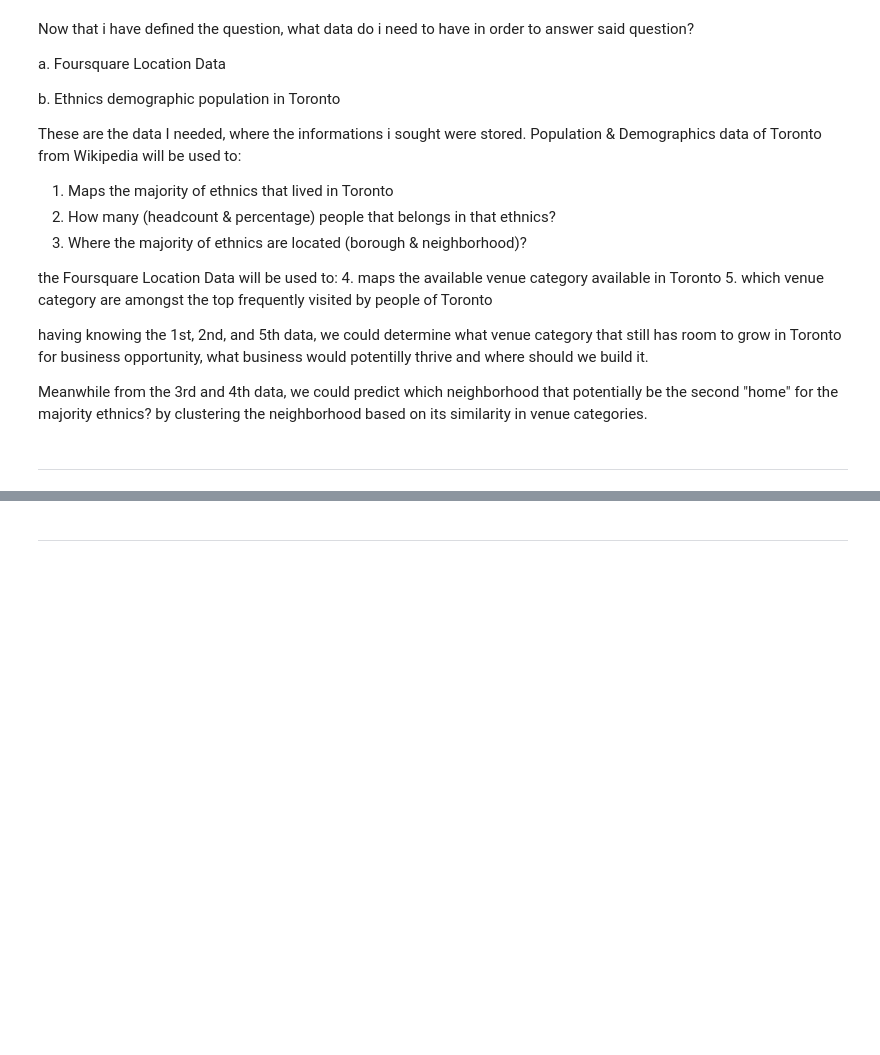
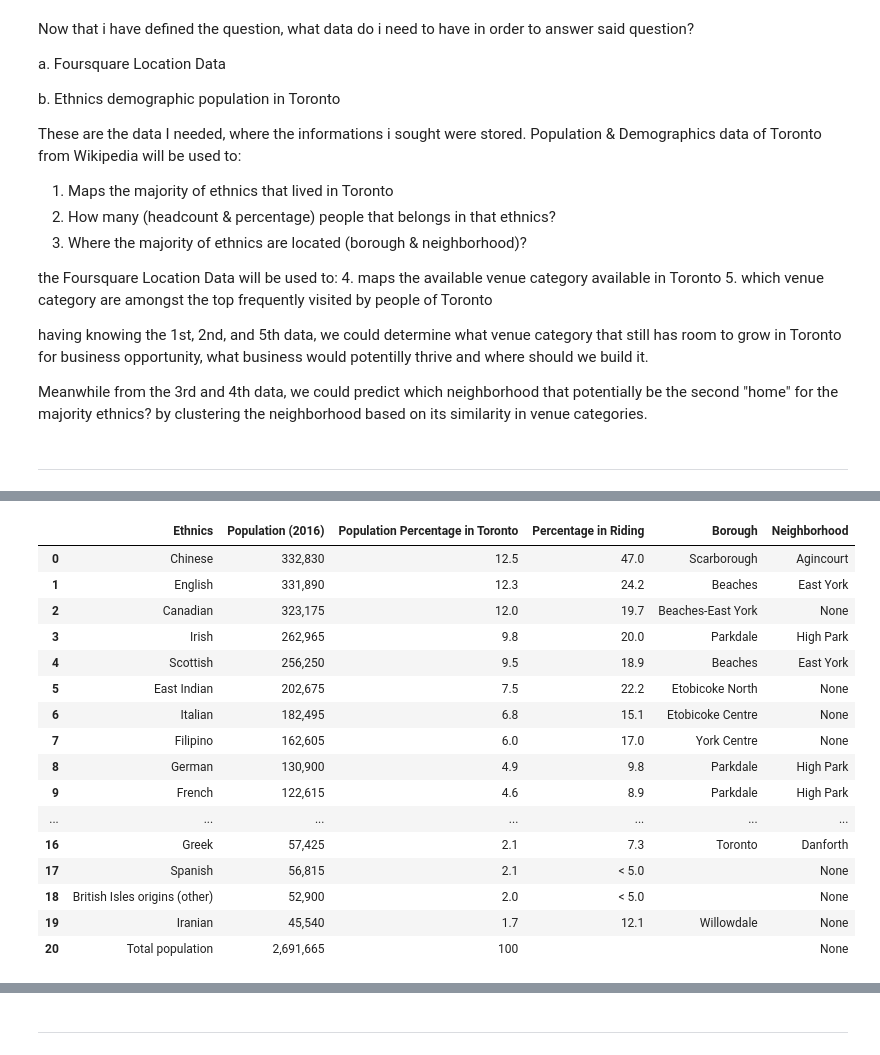
Before and after one commit to rizkynoviantop/Coursera_Capstone, a Jupyter notebook: IBM Capstone Project - Week 4 & 5.ipynb, the cells around one changed output, grey strips where cells are left out. Saved outputs shown, nothing was run; the diff lists cells and outputs as text; code cells hidden in the pictures; blank space fills up the shorter version.

```diff
--- a/IBM Capstone Project - Week 4 & 5.ipynb
+++ b/IBM Capstone Project - Week 4 & 5.ipynb
@@ -52,0 +352,11 @@ Meanwhile from the 3rd and 4th data, we could predict which neighborhood that po
+# %%
+#select the desired data using the substring from previously defined index
+html_table = html2[html2.index('The most prevalent ethnic origins in the City of Toronto are as follows'):html2.index('The top visible-minority groups per')]
+
+# Extract Table from the source
+soup2 = BeautifulSoup(html_table,'lxml')
+print(soup2.prettify())
+
+
+#Select the data using its class
+my_table2 = soup2.find('table',{'class':'wikitable sortable'})
@@ -52,0 +381,8 @@ Meanwhile from the 3rd and 4th data, we could predict which neighborhood that po
+# %%
+#Getting Column Header and Data Rows
+
+tablerows2 = [[td.text.strip('\n') for td in row.find_all('td')] for row in my_table2.find_all('tr')[1:]]
+tableheaders2 = [th.text.strip('\n') for th in my_table2.find_all('th')]
+
+print(tableheaders2)
+print(tablerows2)
@@ -52,0 +394,3 @@ Meanwhile from the 3rd and 4th data, we could predict which neighborhood that po
+# %%
+new_header = ['Ethnics', 'Population (2016)', 'Population Percentage in Toronto', 'Riding with Highest Concentration', 'Percentage in Riding']
+new_header
@@ -52,0 +403,5 @@ Meanwhile from the 3rd and 4th data, we could predict which neighborhood that po
+# %%
+#Create Dataframe
+
+dff = pd.DataFrame(tablerows2,columns = new_header)
+dff.head(100)
@@ -52,0 +426,28 @@ Meanwhile from the 3rd and 4th data, we could predict which neighborhood that po
+# %%
+#split column "Riding with Highest Concentration" into Borough & Neighborhood
+
+new = dff['Riding with Highest Concentration'].str.split('—', n = 1, expand = True)
+
+dff['Borough']= new[0]
+dff['Neighborhood'] = new[1]
+dff.drop(columns = ['Riding with Highest Concentration'], inplace = True)
+
+dff
+# %% [output]
+|  | Ethnics | Population (2016) | Population Percentage in Toronto | Percentage in Riding | Borough | Neighborhood |
+| 0 | Chinese | 332,830 | 12.5 | 47.0 | Scarborough | Agincourt |
+| 1 | English | 331,890 | 12.3 | 24.2 | Beaches | East York |
+| 2 | Canadian | 323,175 | 12.0 | 19.7 | Beaches-East York | None |
+| 3 | Irish | 262,965 | 9.8 | 20.0 | Parkdale | High Park |
+| 4 | Scottish | 256,250 | 9.5 | 18.9 | Beaches | East York |
+| 5 | East Indian | 202,675 | 7.5 | 22.2 | Etobicoke North | None |
+| 6 | Italian | 182,495 | 6.8 | 15.1 | Etobicoke Centre | None |
+| 7 | Filipino | 162,605 | 6.0 | 17.0 | York Centre | None |
+| 8 | German | 130,900 | 4.9 | 9.8 | Parkdale | High Park |
+| 9 | French | 122,615 | 4.6 | 8.9 | Parkdale | High Park |
+| ... | ... | ... | ... | ... | ... | ... |
+| 16 | Greek | 57,425 | 2.1 | 7.3 | Toronto | Danforth |
+| 17 | Spanish | 56,815 | 2.1 | < 5.0 |  | None |
+| 18 | British Isles origins (other) | 52,900 | 2.0 | < 5.0 |  | None |
+| 19 | Iranian | 45,540 | 1.7 | 12.1 | Willowdale | None |
+| 20 | Total population | 2,691,665 | 100 |  |  | None |
```
Also changed, not shown: parts of 131 cells of this notebook.
